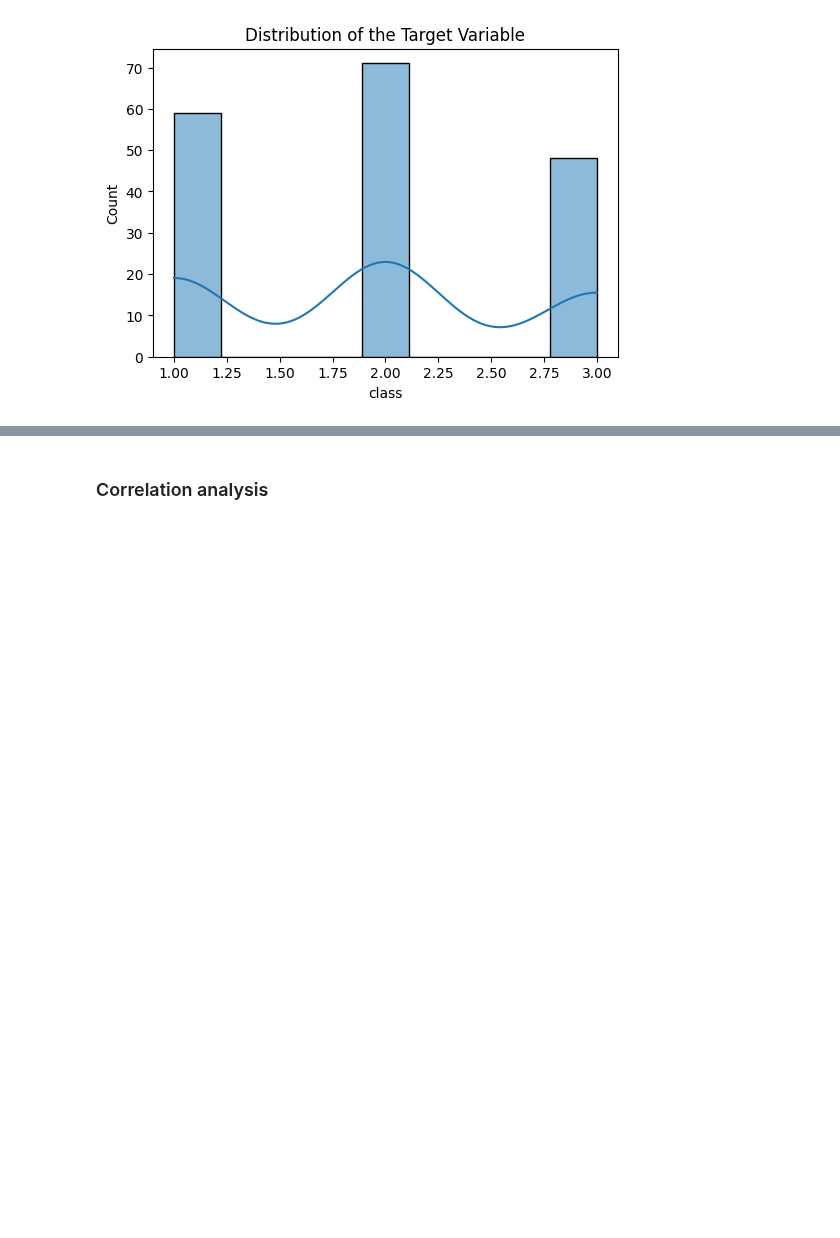
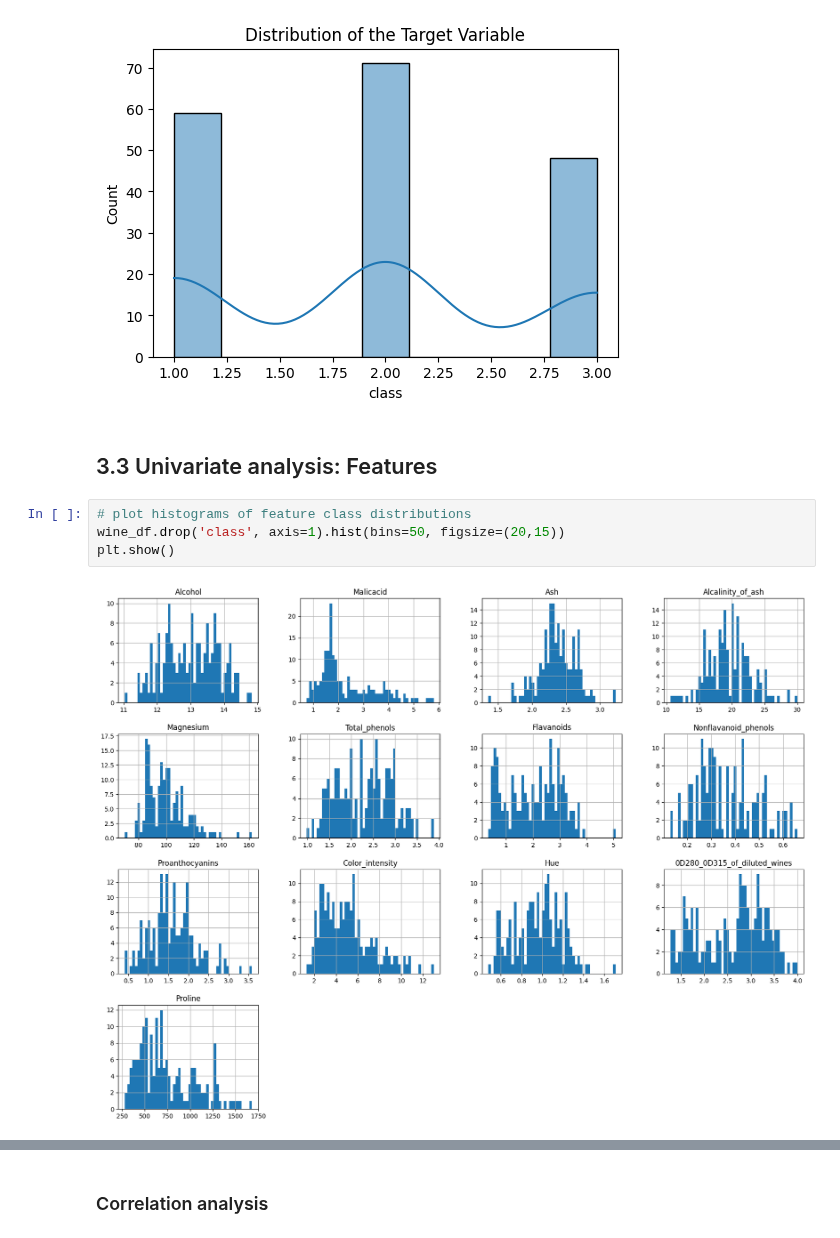
Before and after one commit to j-c-carr/Real-Estate-and-Wine-Quality-Prediction, a Jupyter notebook: data_analysis/wine_analysis.ipynb, the cells around one changed output, grey strips where cells are left out. Saved outputs shown, nothing was run; the diff lists cells and outputs as text; blank space fills up the shorter version.

Commit message:
added more plots and analysis

```diff
--- a/data_analysis/wine_analysis.ipynb
+++ b/data_analysis/wine_analysis.ipynb
@@ -79,3 +101,11 @@ plt.xlabel('class')
 plt.show()
 # %% [output]
 [figure]
+# %% [markdown]
+## 3.3 Univariate analysis: Features
+# %%
+# plot histograms of feature class distributions
+wine_df.drop('class', axis=1).hist(bins=50, figsize=(20,15))
+plt.show()
+# %% [output]
+[figure, added]
```
Also changed, not shown: parts of 5 cells of this notebook.
